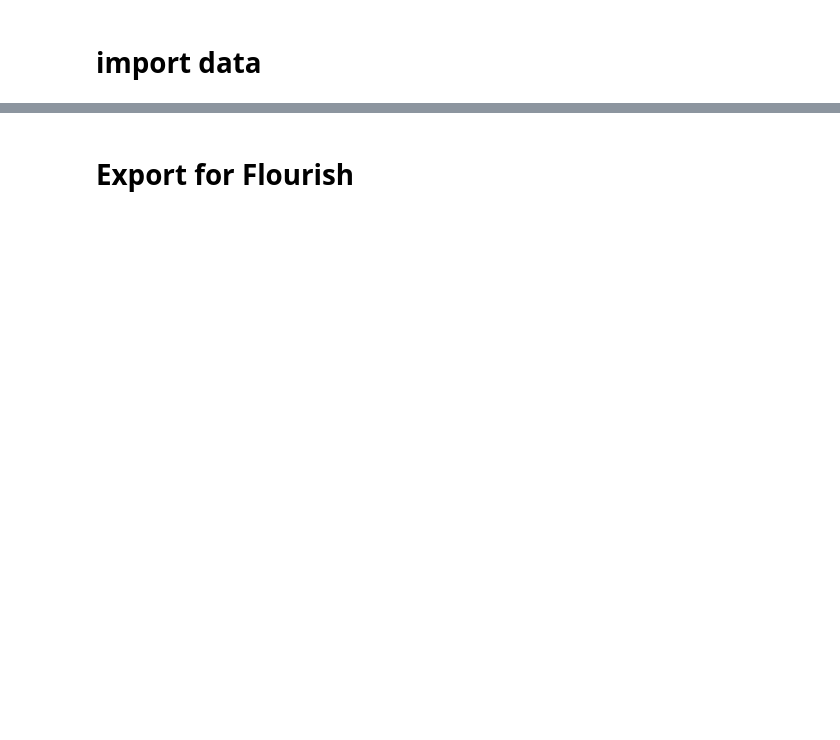
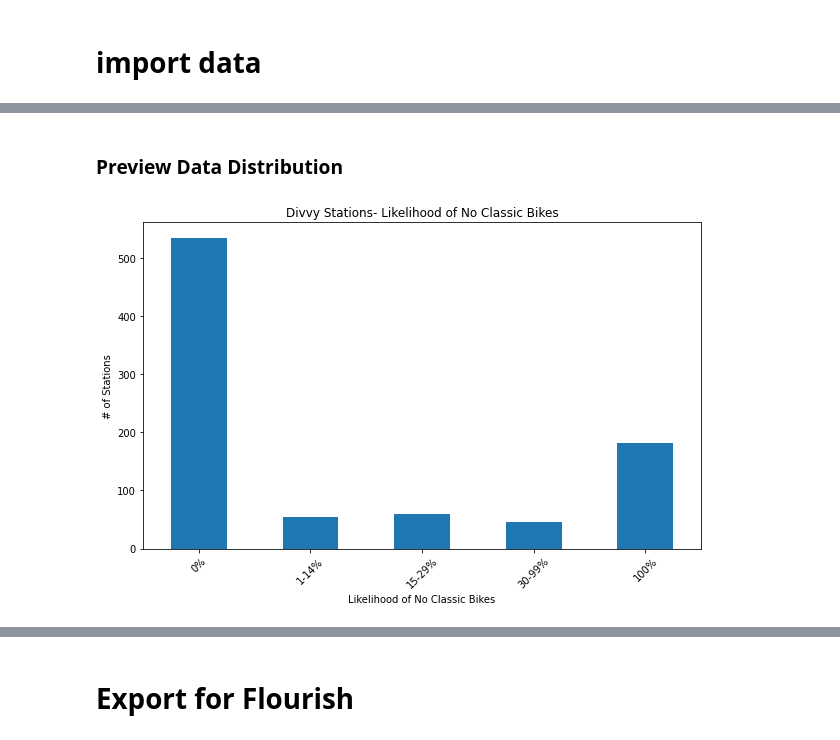
Before and after one commit to reliablerascal/divvy-performance, a Jupyter notebook: notebooks/03-summarize-data.ipynb, the cells around one changed output, grey strips where cells are left out. Saved outputs shown, nothing was run; the diff lists cells and outputs as text; code cells hidden in the pictures; blank space fills up the shorter version.

```diff
--- a/notebooks/03-summarize-data.ipynb
+++ b/notebooks/03-summarize-data.ipynb
@@ -107,0 +84,2 @@ df_summary
+# %%
+df_stations = df_stations.reset_index()
@@ -107,0 +97,9 @@ df_summary
+# %%
+# Define bin edges and labels for the bins
+bin_edges = [0, 1, 15, 30, 99, 100]
+bin_labels = ['0%', '1-14%', '15-29%', '30-99%', '100%']
+# %%
+# Use pd.cut to bin the data
+df_stations['bin_no_classic'] = pd.cut(df_stations['pct_no_classic'], bins=bin_edges, labels=bin_labels, include_lowest=True)
+df_stations['bin_no_docks'] = pd.cut(df_stations['pct_no_docks'], bins=bin_edges, labels=bin_labels, include_lowest=True)
+df_stations['bin_problem'] = pd.cut(df_stations['pct_problem'], bins=bin_edges, labels=bin_labels, include_lowest=True)
@@ -107,0 +120,13 @@ df_summary
+# %% [markdown]
+### Preview Data Distribution
+# %%
+# Now plot the binned data
+plt.figure(figsize=(10, 6))
+df_stations['bin_no_classic'].value_counts().reindex(bin_labels).plot(kind='bar')
+plt.title('Divvy Stations- Likelihood of No Classic Bikes')
+plt.xlabel('Likelihood of No Classic Bikes')
+plt.ylabel('# of Stations')
+plt.xticks(rotation=45)  # Rotate labels to improve readability
+plt.show()
+# %% [output]
+[figure, added]
```
Also changed, not shown: parts of 23 cells of this notebook, 13 other files.
